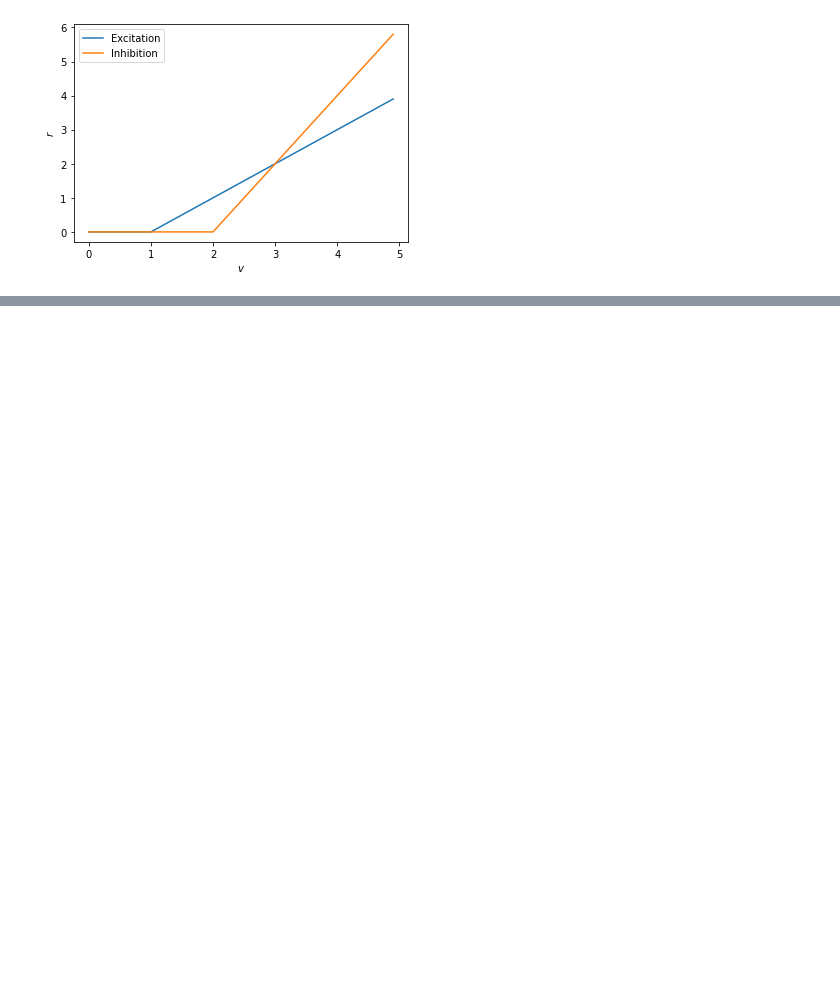
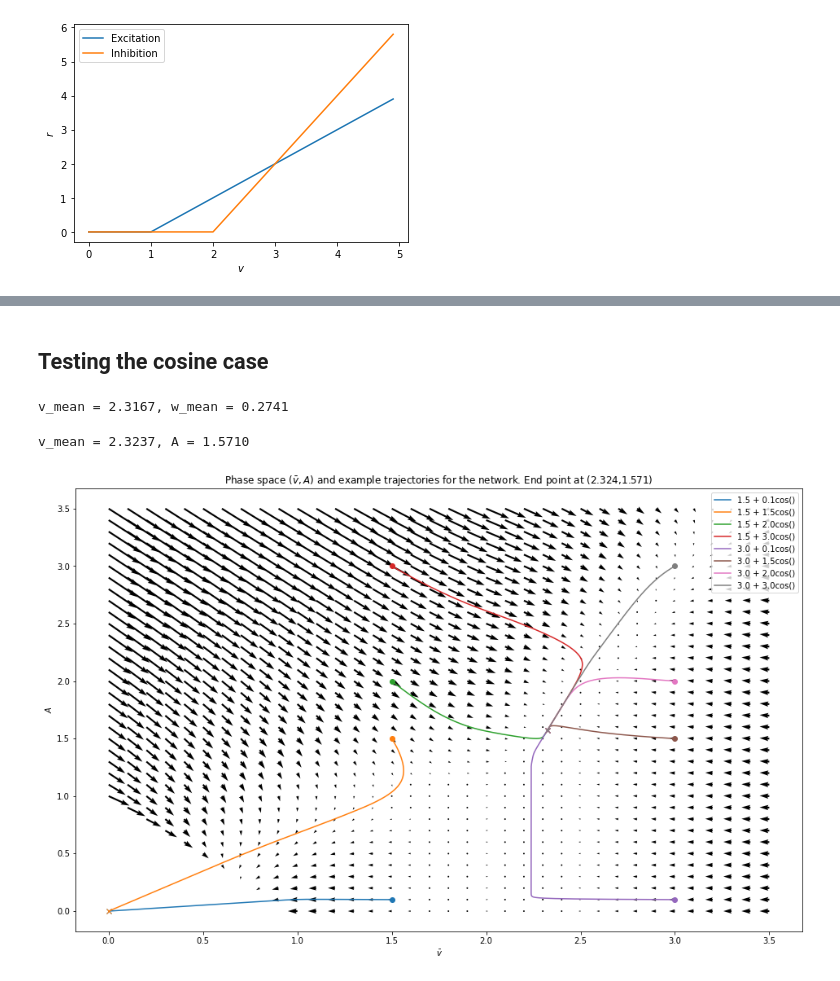
Before and after one commit to Dominic-DallOsto/Spiking-Insect-Head-Direction-Network, a Jupyter notebook: rate_analysis.ipynb, the cells around one changed output, grey strips where cells are left out. Drawn from its saved outputs; the diff is of its cells as text; code cells hidden in the pictures; blank space fills up the shorter version.

```diff
--- a/rate_analysis.ipynb
+++ b/rate_analysis.ipynb
@@ -189,0 +320,20 @@ $$\begin{align*}
+# %% [markdown]
+## Testing the cosine case
+# %%
+# So let's say I want a v_amp of 2.5
+#setup
+N = 8
+B = 2/N + 0.01
+theta_e = 1
+theta_i = 2
+rho_e = 1
+rho_i = 2
+# target
+A = 1.5
+
+v_mean = A*(1 - (((np.pi/(np.sqrt(2)*N) * (N/2 - 1/(rho_e*B)))**2)**(1/3))) + theta_e
+w_mean = (v_mean + rho_i*(v_mean-theta_i)) / (rho_E*N*(v_mean-theta_e) + A*(rho_E*N/2 - 1/B))
+
+print(f'v_mean = {v_mean:.4f}, w_mean = {w_mean:.4f}')
+# %% [output]
+v_mean = 2.3167, w_mean = 0.2741
@@ -189,0 +367,45 @@ $$\begin{align*}
+# %%
+# get the flow field
+
+v_mean_range = np.arange(0,3.6,0.1)
+A_range = np.arange(0,3.6,0.1)
+
+v_mean_dots = np.zeros((len(v_mean_range),len(A_range)))
+A_dots = np.zeros((len(v_mean_range),len(A_range)))
+
+for i,v_bar in enumerate(v_mean_range):
+	for j, A in enumerate(A_range):
+		if v_bar - A >= theta_e:
+			A_dot = -A + rho_e*A*B/(2/N)
+			v_bar_dot = -v_bar + rho_e*w_mean*N*(v_bar-theta_e) - rho_i*relu(v_bar - theta_i)
+		else:
+			delta = 1/(2*np.pi/N) * np.arccos((v_bar - theta_e) / A)
+			A_dot = -A + rho_e*A*B/(2/N) + rho_e*B/(np.pi/N)*(v_bar-theta_e)*np.sin(2*np.pi/N*delta) - rho_e*A*B/(4*np.pi/N)*(4*np.pi/N*delta + np.sin(4*np.pi/N*delta))
+			v_bar_dot = -v_bar + rho_e*w_mean*N*(v_bar-theta_e) - rho_i*relu(v_bar - theta_i) + 2*rho_e*delta*w_mean*(A - (v_bar-theta_e))
+		v_mean_dots[i,j] = v_bar_dot
+		A_dots[i,j] = A_dot
+# %%
+half_amplitude = lambda x: 0.5*(x.max() - x.min())
+
+v_sample = [1.5 + 0.1*cosine(1, N, 4)(t), 1.5 + 1.5*cosine(1, N, 4)(t), 1.5 + 2*cosine(1, N, 4)(t), 1.5 + 3*cosine(1, N, 4)(t), 3 + 0.1*cosine(1, N, 4)(t), 3 + 1.5*cosine(1, N, 4)(t), 3 + 2*cosine(1, N, 4)(t), 3 + 3*cosine(1, N, 4)(t)]
+
+plt.figure(figsize=(16,10))
+plt.quiver(v_mean_range, A_range, v_mean_dots.T, A_dots.T)
+plt.xlabel(r'$\bar v$')
+plt.ylabel(r'$A$')
+
+for i, v_in in enumerate(v_sample):
+	trajectory = simulate(v_in, 20000)
+	c = plt.rcParams['axes.prop_cycle'].by_key()['color'][i]
+	plt.plot(np.mean(trajectory, axis=1), 0.5*abs(np.max(trajectory, axis=1) - np.min(trajectory, axis=1)), label=f'{v_in.mean()} + {(v_in.max()-v_in.min())/2:.1f}cos()', color=c)
+	plt.plot(np.mean(trajectory[0]), half_amplitude(trajectory[0]), 'o', color=c)
+	plt.plot(np.mean(trajectory[-1]), half_amplitude(trajectory[-1]), 'x', color=c)
+
+print(f'v_mean = {np.mean(x := simulate(v_sample[-1], 20000)[-1]):.4f}, A = {half_amplitude(x):.4f}')
+
+plt.title(rf'Phase space ($\bar v, A$) and example trajectories for the network. End point at ({np.mean(x := simulate(v_sample[-1], 20000)[-1]):.3f},{half_amplitude(x):.3f})')
+plt.legend()
+plt.show()
+# %% [output]
+v_mean = 2.3237, A = 1.5710
+[figure, added]
```
Also changed, not shown: parts of 17 cells of this notebook.
